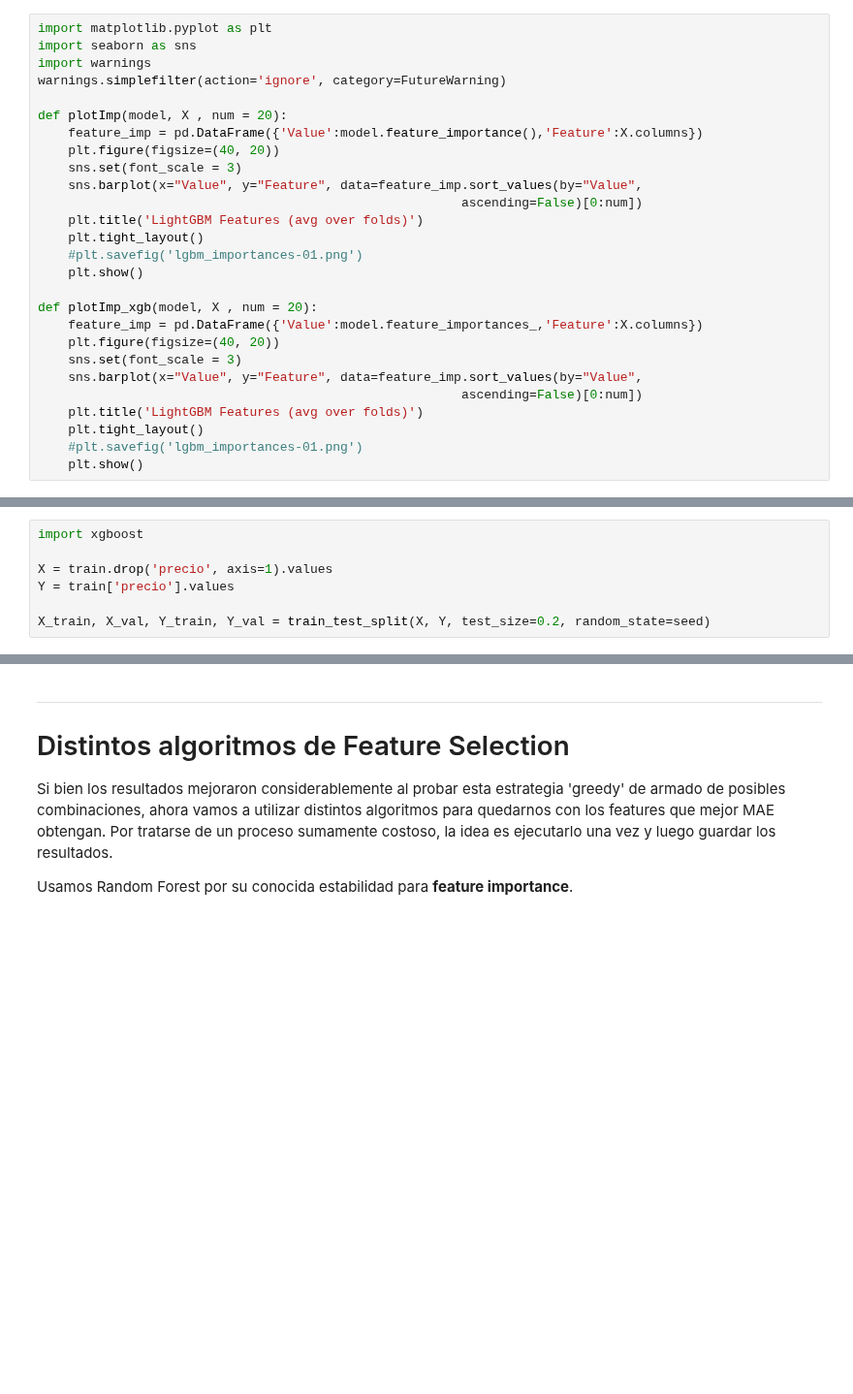
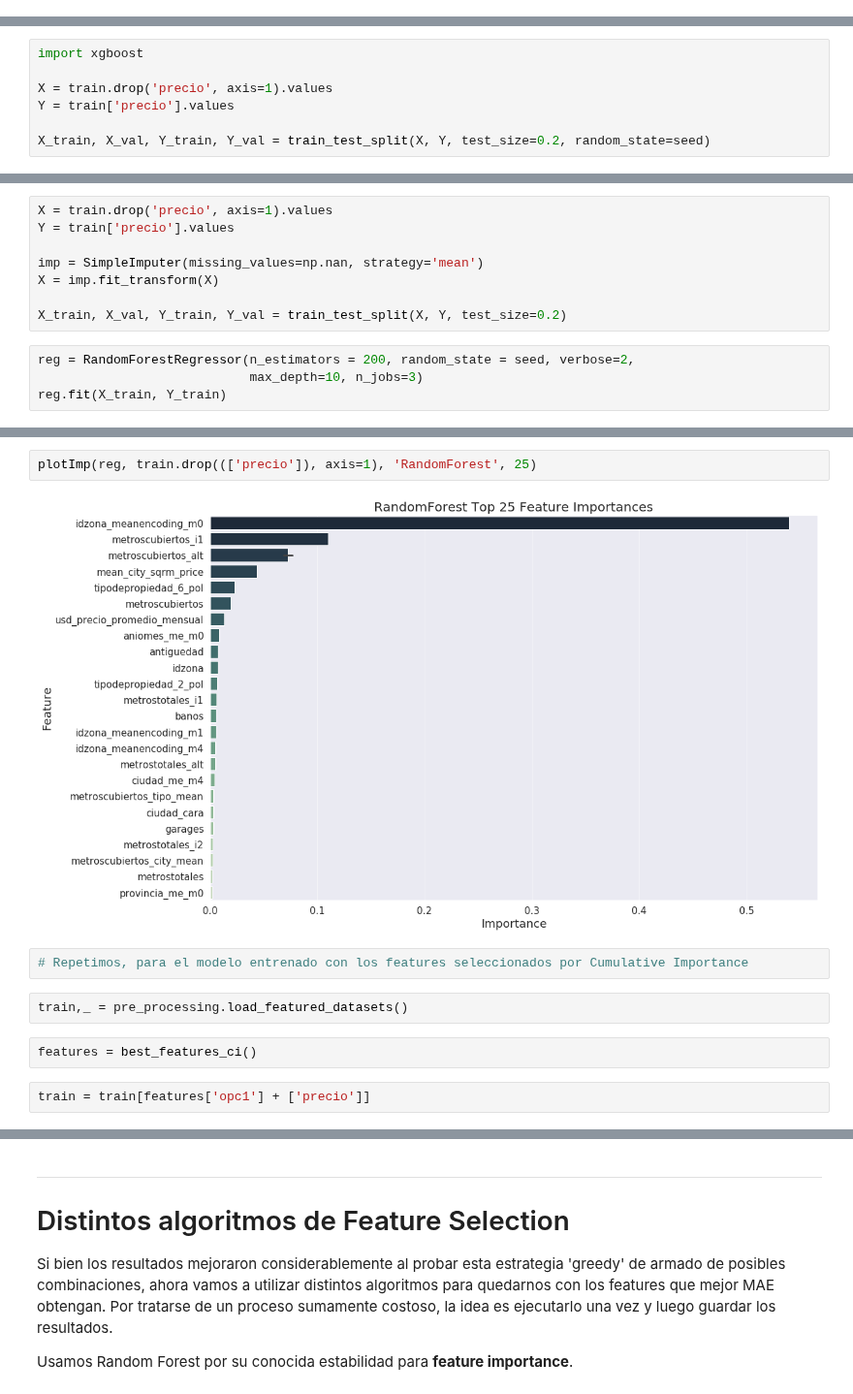
Before and after one commit to nicomatex/datos_tp2_2c2019, a Jupyter notebook: feature_selection.ipynb, the cells around one changed output, grey strips where cells are left out. Shown at 97% size. Drawn from its saved outputs; the diff is of its cells as text; blank space fills up the shorter version.

```diff
--- a/feature_selection.ipynb
+++ b/feature_selection.ipynb
@@ -485,27 +494,0 @@ n_estimators=10000
-# %%
-import matplotlib.pyplot as plt
-import seaborn as sns
-import warnings
-warnings.simplefilter(action='ignore', category=FutureWarning)
-
-def plotImp(model, X , num = 20):
-    feature_imp = pd.DataFrame({'Value':model.feature_importance(),'Feature':X.columns})
-    plt.figure(figsize=(40, 20))
-    sns.set(font_scale = 3)
-    sns.barplot(x="Value", y="Feature", data=feature_imp.sort_values(by="Value",
-                                                        ascending=False)[0:num])
-    plt.title('LightGBM Features (avg over folds)')
-    plt.tight_layout()
-    #plt.savefig('lgbm_importances-01.png')
-    plt.show()
-
-def plotImp_xgb(model, X , num = 20):
-    feature_imp = pd.DataFrame({'Value':model.feature_importances_,'Feature':X.columns})
-    plt.figure(figsize=(40, 20))
-    sns.set(font_scale = 3)
-    sns.barplot(x="Value", y="Feature", data=feature_imp.sort_values(by="Value",
-                                                        ascending=False)[0:num])
-    plt.title('LightGBM Features (avg over folds)')
-    plt.tight_layout()
-    #plt.savefig('lgbm_importances-01.png')
-    plt.show()
@@ -599,0 +613,12 @@ plotImp_xgb(reg, train.drop((['precio']), axis=1), 50)
+# %%
+X = train.drop('precio', axis=1).values
+Y = train['precio'].values
+
+imp = SimpleImputer(missing_values=np.nan, strategy='mean')
+X = imp.fit_transform(X)
+
+X_train, X_val, Y_train, Y_val = train_test_split(X, Y, test_size=0.2)
+# %%
+reg = RandomForestRegressor(n_estimators = 200, random_state = seed, verbose=2,
+                            max_depth=10, n_jobs=3)
+reg.fit(X_train, Y_train)
@@ -599,0 +697,12 @@ plotImp_xgb(reg, train.drop((['precio']), axis=1), 50)
+# %%
+plotImp(reg, train.drop((['precio']), axis=1), 'RandomForest', 25)
+# %% [output]
+[figure, added]
+# %%
+# Repetimos, para el modelo entrenado con los features seleccionados por Cumulative Importance
+# %%
+train,_ = pre_processing.load_featured_datasets()
+# %%
+features = best_features_ci()
+# %%
+train = train[features['opc1'] + ['precio']]
```
Also changed, not shown: parts of 21 cells of this notebook, 7 other files.
